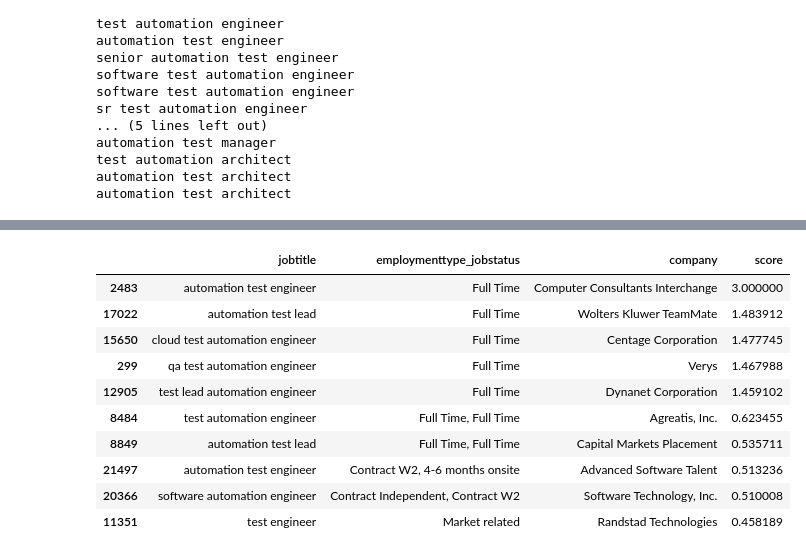
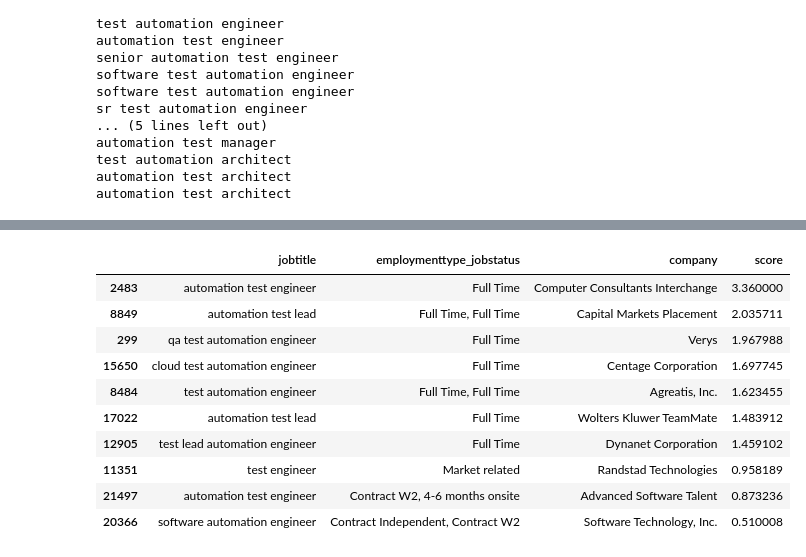
Before and after one commit to axel-dclq/JobRecommendation, a Jupyter notebook: test.ipynb, the cells around one changed output, grey strips where cells are left out. Saved outputs shown, nothing was run; the diff lists cells and outputs as text; code cells hidden in the pictures.

Commit message:
recommendation by search full

```diff
--- a/test.ipynb
+++ b/test.ipynb
@@ -179,6 +232,12 @@ example
 |  | company | employmenttype_jobstatus | jobdescription | joblocation_address | jobtitle | postdate | shift | ... |
 | 2483 | Computer Consultants Interchange | Full Time | top consumer service organization... | Bridgeport, CT | automation test engineer | 1 week ago | Telecommuting not available|Trave... | ... |
 # %%
+def calculate_recency_bonus(date_published):
+    current_date = datetime.now()
+    delta = current_date - date_published
+    days_ago = delta.days
+    return max(0, 0.5 - days_ago * 0.02)  # Bonus decreases linearly over time
+
 def recommendation_search(search_result, **kwargs):
     """
     Search for job recommendations based on a given search result and optional filters.
@@ -188,52 +247,60 @@ def recommendation_search(search_result, **kwargs):
     - **kwargs (dict): Optional filters for company, employmenttype_jobstatus, and joblocation.
 
     Returns:
-    - pd.Series: Job titles that match the search criteria and filters, sorted by relevance.
+    - pd.Series: Job titles that match the search criteria and filters, sorted by relevance. Top 11 as the first one is tu current search
 
     Notes:
     - The function calculates a relevance score based on the similarity of the job title and description.
     - Top 10 jobs with the highest relevance scores are returned.
     - Additional filters can be applied using **kwargs to refine the search.
+    - A recency bonus is applied to prioritize more recent job postings.
+
+    Formula used : score = 0.3 * title_similarity + 0.7 * description_similitary + sum(1 for each filter macthed) + max(0, 0.5 - days_ago * 0.02)
 
     """
     # Find index of the search
     indx = search_result.index[0]
 
     # Get similarities with this search
     score_title = list(enumerate(similarities_title[indx]))
     score_description = list(enumerate(similarities_description[indx]))
 
     # Calculate relevance scores for each job
     scores = {score_title[i][0]: score_title[i][1] * 0.3 + score_description[i][1] * 0.7 for i in range(len(score_title))}
-    scores = dict(sorted(scores.items(), key=lambda x: x[1], reverse=True)[:10])
+    scores = dict(sorted(scores.items(), key=lambda x: x[1], reverse=True)[:11])
 
     # Apply additional filters if provided
     if kwargs:
         for idx, score in scores.items():
             temp = data_job.loc[idx]
             for col, value in kwargs.items():
-                if temp[col] == value:
+                if value.lower() in temp[col].lower():
                     scores[idx] += 1
+
+    # Apply recency bonus
+    for idx in scores.keys():
+        recency_bonus = calculate_recency_bonus(data_job.loc[idx]['postdate'])
+        scores[idx] += recency_bonus
 
     # Get top 10 jobs based on the combined relevance score and filters
     scores = dict(sorted(scores.items(), key=lambda x: x[1], reverse=True)[:10])
 
     # Create a DataFrame with job titles, filter values, and scores
     res = data_job.loc[scores.keys()][['jobtitle'] + list(kwargs.keys())]
     res['score'] = [scores[idx] for idx in scores]
 
     return res
 
 recommendation_search(example, employmenttype_jobstatus='Full Time', company='Computer Consultants Interchange')
 # %% [output]
 |  | jobtitle | employmenttype_jobstatus | company | score |
-| 2483 | automation test engineer | Full Time | Computer Consultants Interchange | 3.000000 |
+| 2483 | automation test engineer | Full Time | Computer Consultants Interchange | 3.360000 |
+| 8849 | automation test lead | Full Time, Full Time | Capital Markets Placement | 2.035711 |
+| 299 | qa test automation engineer | Full Time | Verys | 1.967988 |
+| 15650 | cloud test automation engineer | Full Time | Centage Corporation | 1.697745 |
+| 8484 | test automation engineer | Full Time, Full Time | Agreatis, Inc. | 1.623455 |
 | 17022 | automation test lead | Full Time | Wolters Kluwer TeamMate | 1.483912 |
-| 15650 | cloud test automation engineer | Full Time | Centage Corporation | 1.477745 |
-| 299 | qa test automation engineer | Full Time | Verys | 1.467988 |
 | 12905 | test lead automation engineer | Full Time | Dynanet Corporation | 1.459102 |
-| 8484 | test automation engineer | Full Time, Full Time | Agreatis, Inc. | 0.623455 |
-| 8849 | automation test lead | Full Time, Full Time | Capital Markets Placement | 0.535711 |
-| 21497 | automation test engineer | Contract W2, 4-6 months onsite | Advanced Software Talent | 0.513236 |
+| 11351 | test engineer | Market related | Randstad Technologies | 0.958189 |
+| 21497 | automation test engineer | Contract W2, 4-6 months onsite | Advanced Software Talent | 0.873236 |
 | 20366 | software automation engineer | Contract Independent, Contract W2 | Software Technology, Inc. | 0.510008 |
-| 11351 | test engineer | Market related | Randstad Technologies | 0.458189 |
```
Also changed, not shown: parts of 7 cells of this notebook.
